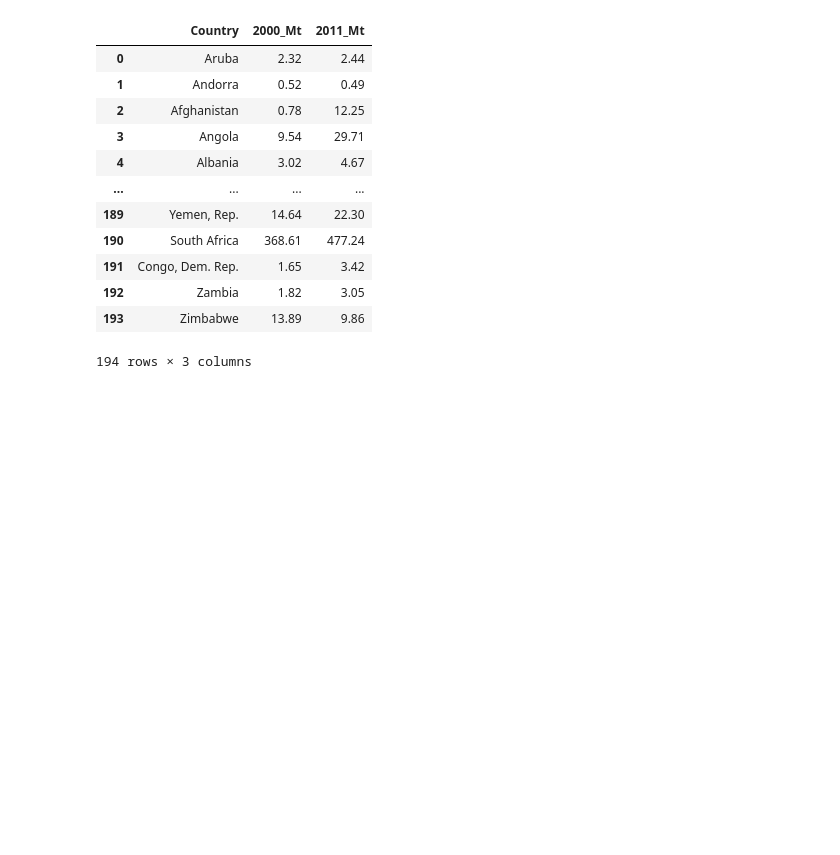
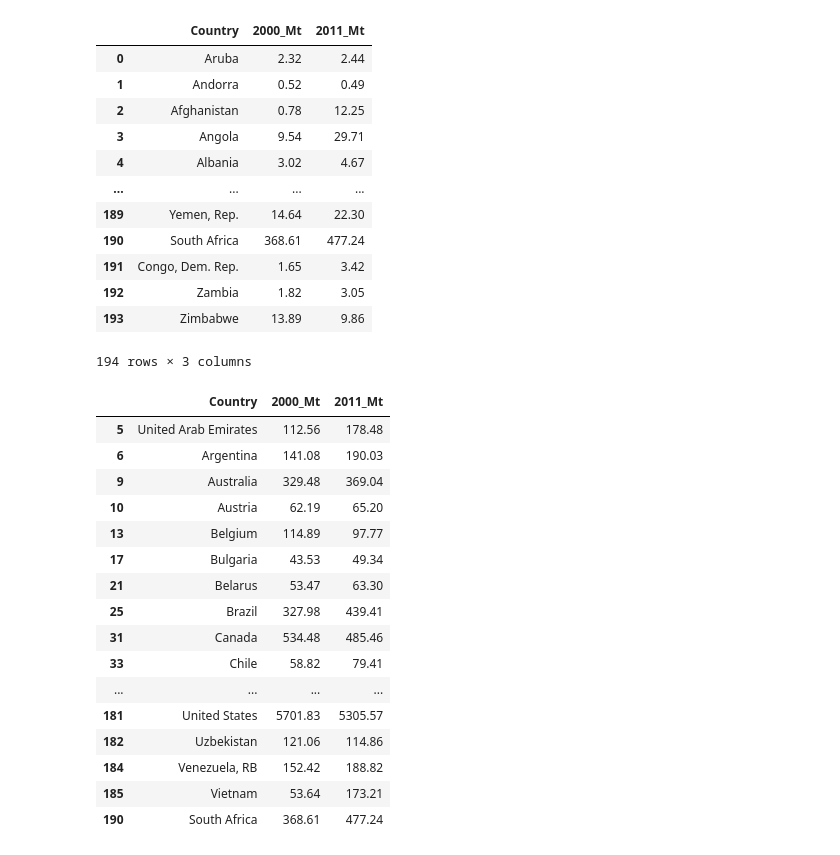
Before and after one commit to sanaullah525/Global-CO2-Emissions-Data-Analysis-Project, a Jupyter notebook: datapr.ipynb, the cells around one changed output. Drawn from its saved outputs; the diff is of its cells as text; code cells hidden in the pictures; blank space fills up the shorter version.

Commit message:
Keeping the rows where emission was significant i.e, greater than 40 Megatonnes.

```diff
--- a/datapr.ipynb
+++ b/datapr.ipynb
@@ -198,3 +198,27 @@ df
 | 192 | Zambia | 1.82 | 3.05 |
 | 193 | Zimbabwe | 13.89 | 9.86 |
 194 rows × 3 columns
+# %%
+import numpy as np
+
+# 1. Permanently KEEP only rows where '2000_Mt' is greater than 40
+df = df[df['2000_Mt'] > 40]
+df
+# %% [output]
+|  | Country | 2000_Mt | 2011_Mt |
+| 5 | United Arab Emirates | 112.56 | 178.48 |
+| 6 | Argentina | 141.08 | 190.03 |
+| 9 | Australia | 329.48 | 369.04 |
+| 10 | Austria | 62.19 | 65.20 |
+| 13 | Belgium | 114.89 | 97.77 |
+| 17 | Bulgaria | 43.53 | 49.34 |
+| 21 | Belarus | 53.47 | 63.30 |
+| 25 | Brazil | 327.98 | 439.41 |
+| 31 | Canada | 534.48 | 485.46 |
+| 33 | Chile | 58.82 | 79.41 |
+| ... | ... | ... | ... |
+| 181 | United States | 5701.83 | 5305.57 |
+| 182 | Uzbekistan | 121.06 | 114.86 |
+| 184 | Venezuela, RB | 152.42 | 188.82 |
+| 185 | Vietnam | 53.64 | 173.21 |
+| 190 | South Africa | 368.61 | 477.24 |
```
